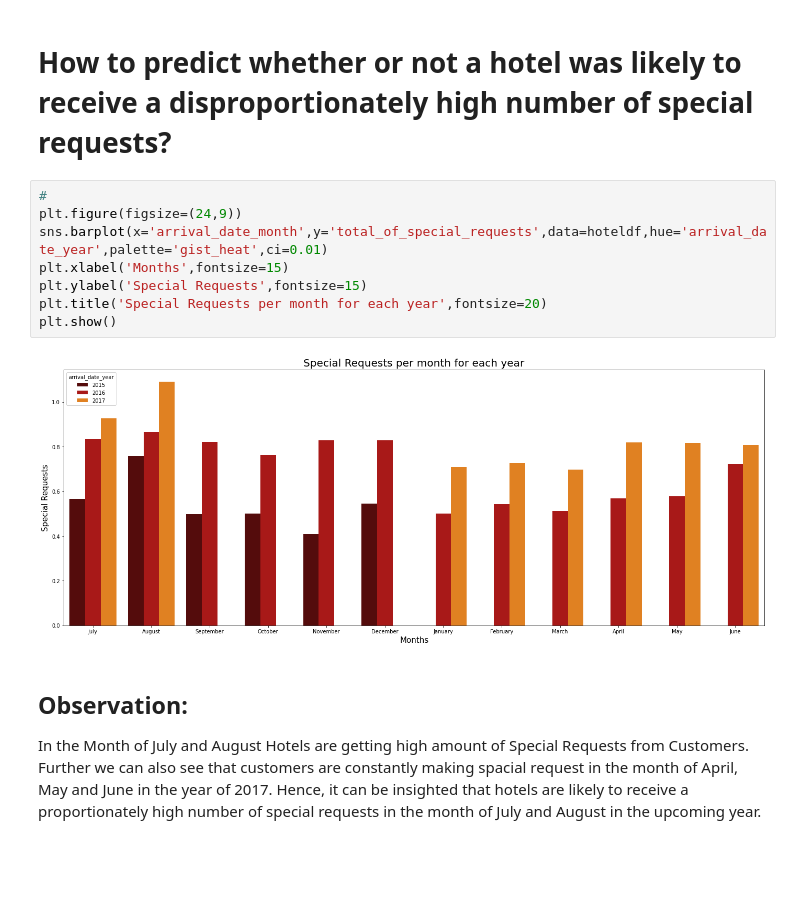
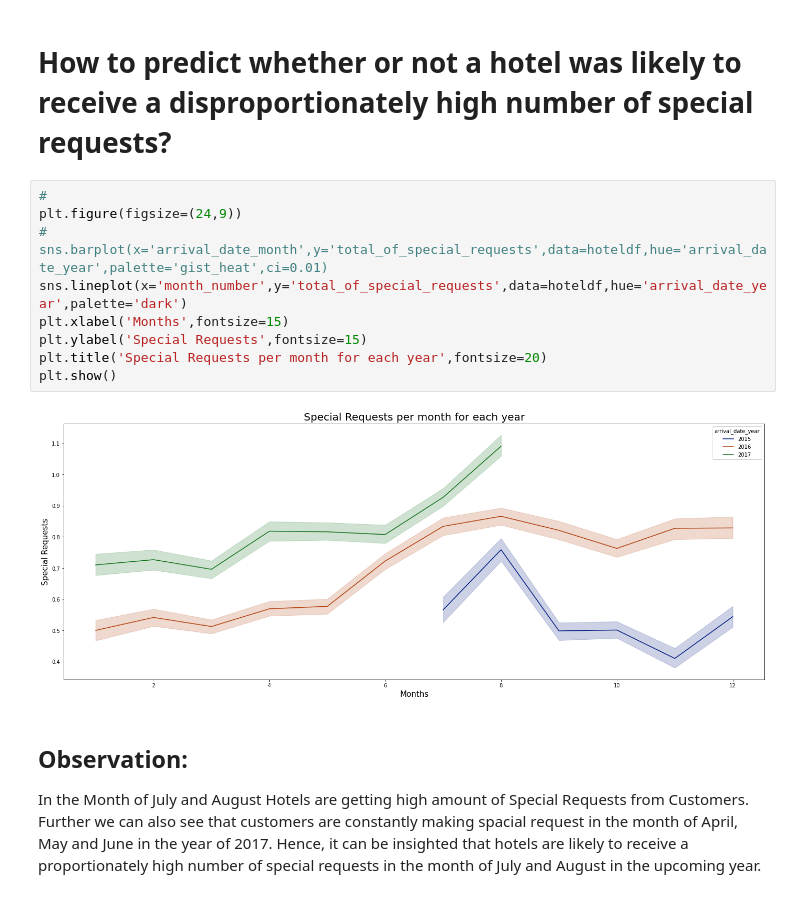
Before and after one commit to LuvMutreja/Hotel-booking-analysis, a Jupyter notebook: Hotel_Booking_Analysis_Capstone_Project.ipynb, the cells around one changed output. Saved outputs shown, nothing was run; the diff lists cells and outputs as text; blank space fills up the shorter version.

```diff
--- a/Hotel_Booking_Analysis_Capstone_Project.ipynb
+++ b/Hotel_Booking_Analysis_Capstone_Project.ipynb
@@ -423,13 +423,14 @@ As we already know that in the year 2015 and 2017 booking traffic was not presen
 # %%
 #
 plt.figure(figsize=(24,9))
-sns.barplot(x='arrival_date_month',y='total_of_special_requests',data=hoteldf,hue='arrival_date_year',palette='gist_heat',ci=0.01)
+# sns.barplot(x='arrival_date_month',y='total_of_special_requests',data=hoteldf,hue='arrival_date_year',palette='gist_heat',ci=0.01)
+sns.lineplot(x='month_number',y='total_of_special_requests',data=hoteldf,hue='arrival_date_year',palette='dark')
 plt.xlabel('Months',fontsize=15)
 plt.ylabel('Special Requests',fontsize=15)
 plt.title('Special Requests per month for each year',fontsize=20)
 plt.show()
 # %% [output]
-[figure, old version]
+[figure, new version]
 # %% [markdown]
 ## **Observation:**
 In the Month of July and August Hotels are getting high amount of Special Requests from Customers. Further we can also see that customers are constantly making spacial request in the month of April, May and June in the year of 2017.
```
Also changed, not shown: parts of 6 cells of this notebook.
